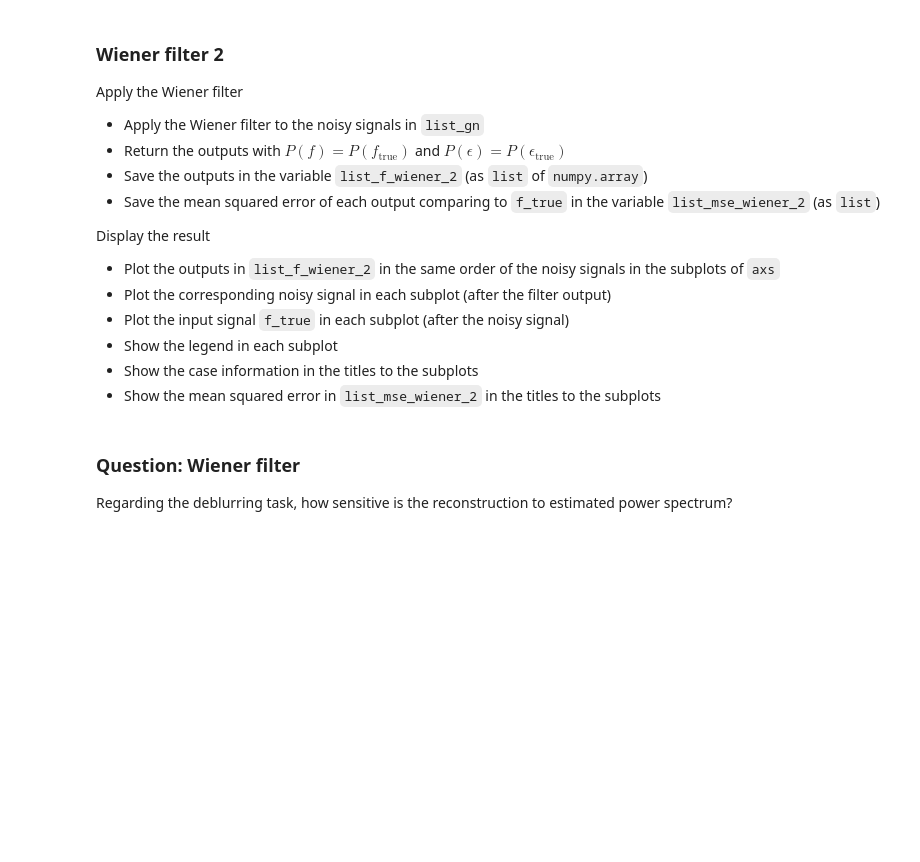
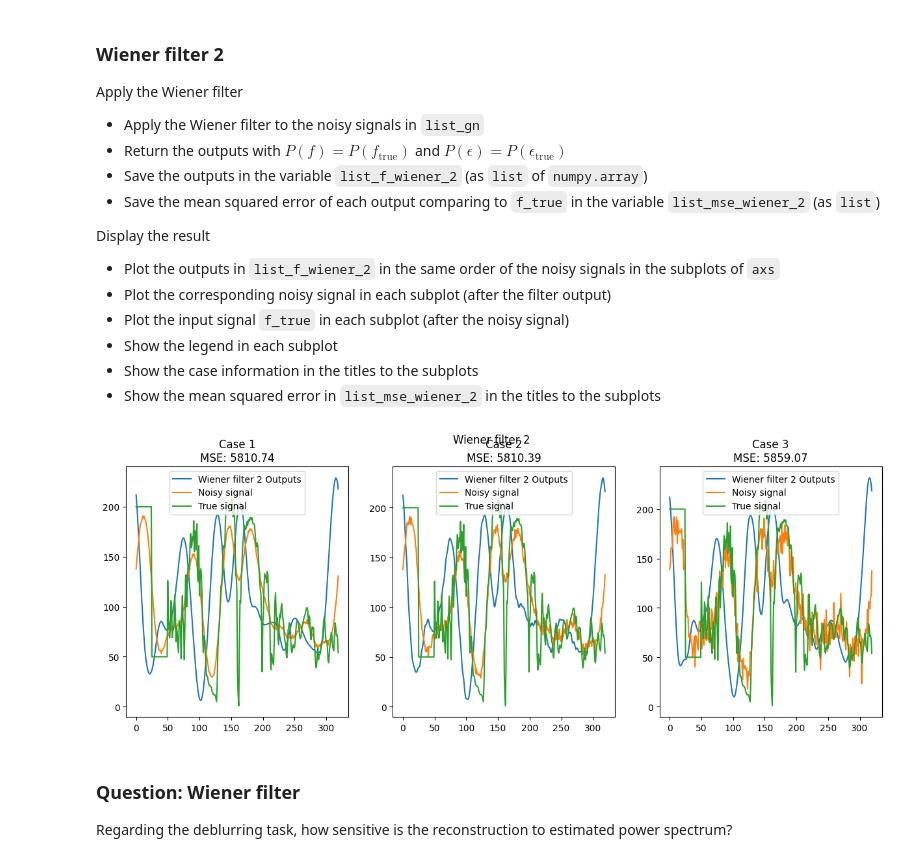
Before and after one commit to markorn-01/Inverse_problem_exercises, a Jupyter notebook: IP_Exercises_s03/IP_Exercises_s03.ipynb, the cells around one changed output. Saved outputs shown, nothing was run; the diff lists cells and outputs as text; code cells hidden in the pictures; blank space fills up the shorter version.

```diff
--- a/IP_Exercises_s03/IP_Exercises_s03.ipynb
+++ b/IP_Exercises_s03/IP_Exercises_s03.ipynb
@@ -305,11 +322,19 @@ Display the result
 * Show the case information in the titles to the subplots
 * Show the mean squared error in `list_mse_wiener_2` in the titles to the subplots
 # %%
+list_f_wiener_2 = [wiener_filter(h_psf, gn, p_f_true, p_e) for gn, p_e in zip(list_gn, p_e_true)]
+list_mse_wiener_2 = [mean_squared_error(f_true, f_wiener) for f_wiener in list_f_wiener_2]
+
 fig, axs = plt.subplots(1, 3, figsize=(15, 5))
 fig.suptitle('Wiener filter 2')
-
-# YOUR CODE HERE
-raise NotImplementedError()
+for i, (f_wiener, gn, mse) in enumerate(zip(list_f_wiener_2, list_gn, list_mse_wiener_2)):
+    axs[i].plot(f_wiener, label='Wiener filter 2 Outputs')
+    axs[i].plot(gn, label='Noisy signal')
+    axs[i].plot(f_true, label='True signal')
+    axs[i].set_title(f'Case {i+1}\nMSE: {mse:.2f}')
+    axs[i].legend()
+# %% [output]
+[figure, added]
 # %%
 # This cell contains hidden tests.
 # %% [markdown]
```
Also changed, not shown: parts of 2 cells of this notebook.
